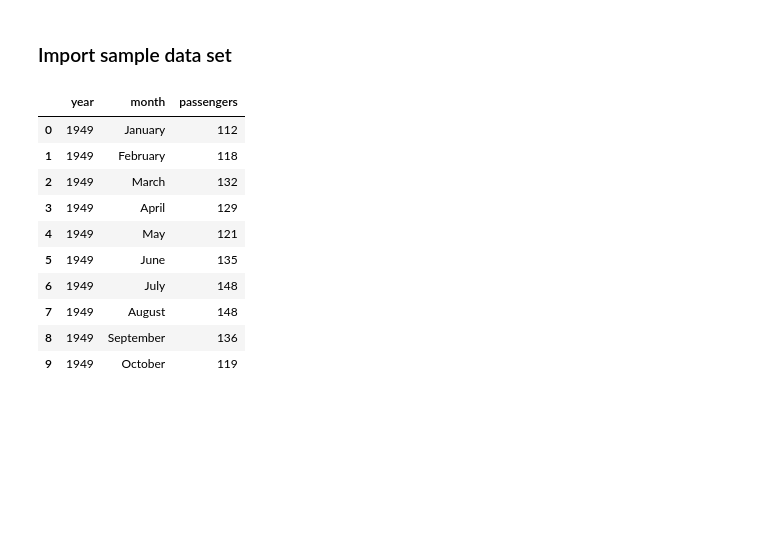
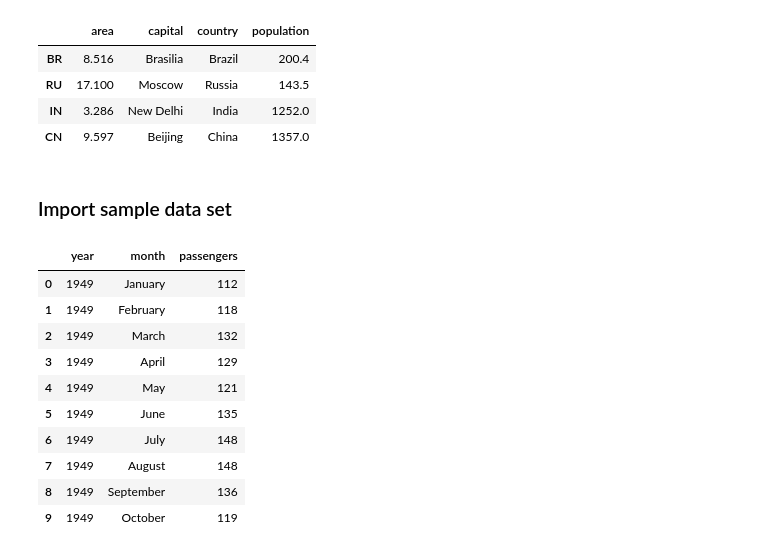
Before and after one commit to byrontang/data-analysis-with-python, a Jupyter notebook: pandas-data-frame-creation-and-visulization.ipynb, the cells around one changed output. Saved outputs shown, nothing was run; the diff lists cells and outputs as text; code cells hidden in the pictures; blank space fills up the shorter version.

```diff
--- a/pandas-data-frame-creation-and-visulization.ipynb
+++ b/pandas-data-frame-creation-and-visulization.ipynb
@@ -6,3 +23,12 @@ import matplotlib.pyplot as plt
+# %%
+brics.index = ["BR", "RU", "IN", "CN"]
+brics
+# %% [output]
+|  | area | capital | country | population |
+| BR | 8.516 | Brasilia | Brazil | 200.4 |
+| RU | 17.100 | Moscow | Russia | 143.5 |
+| IN | 3.286 | New Delhi | India | 1252.0 |
+| CN | 9.597 | Beijing | China | 1357.0 |
 # %% [markdown]
 ### Import sample data set
 # %%
```
Also changed, not shown: parts of 2 cells of this notebook, 1 other file.
